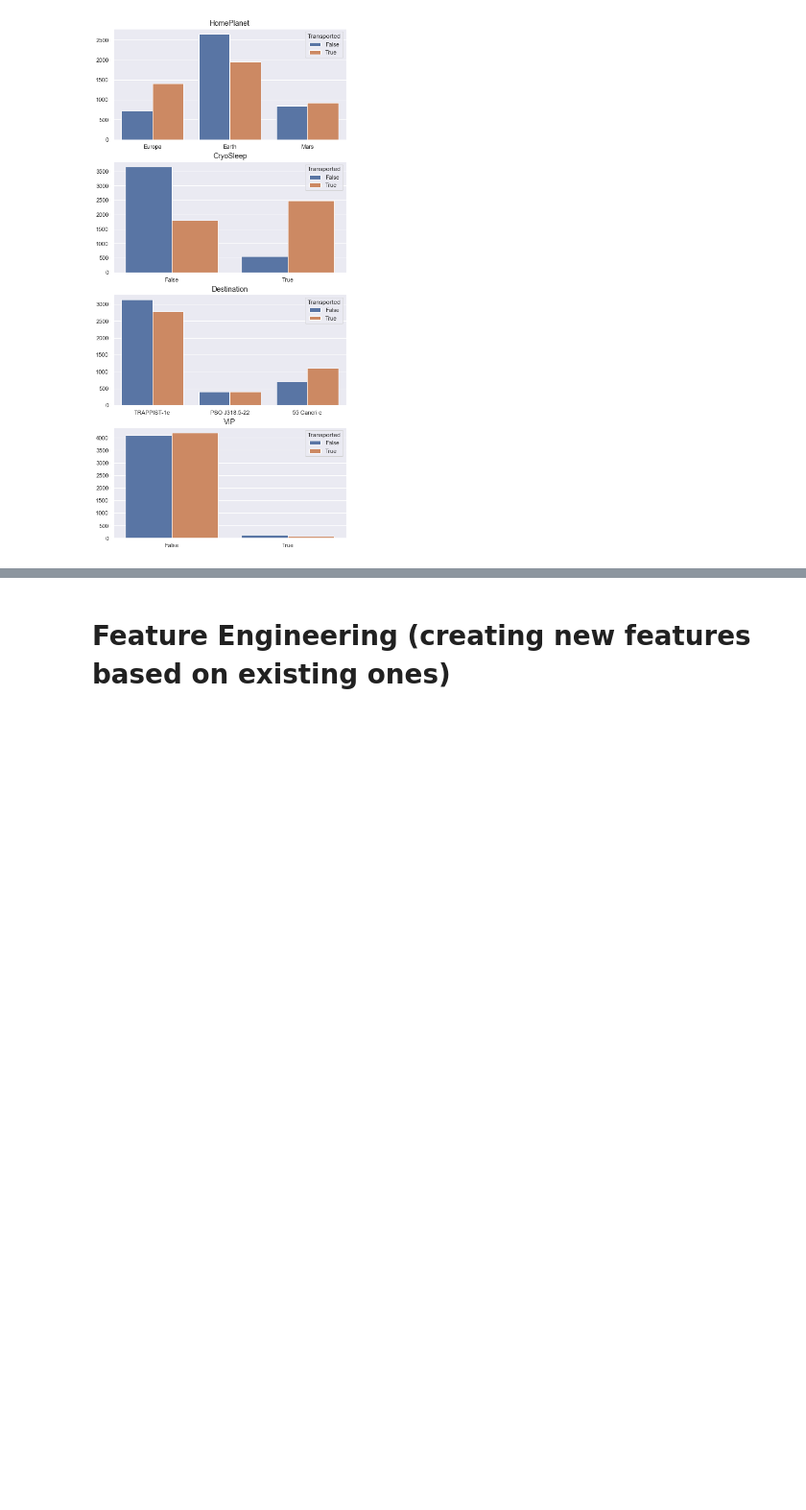
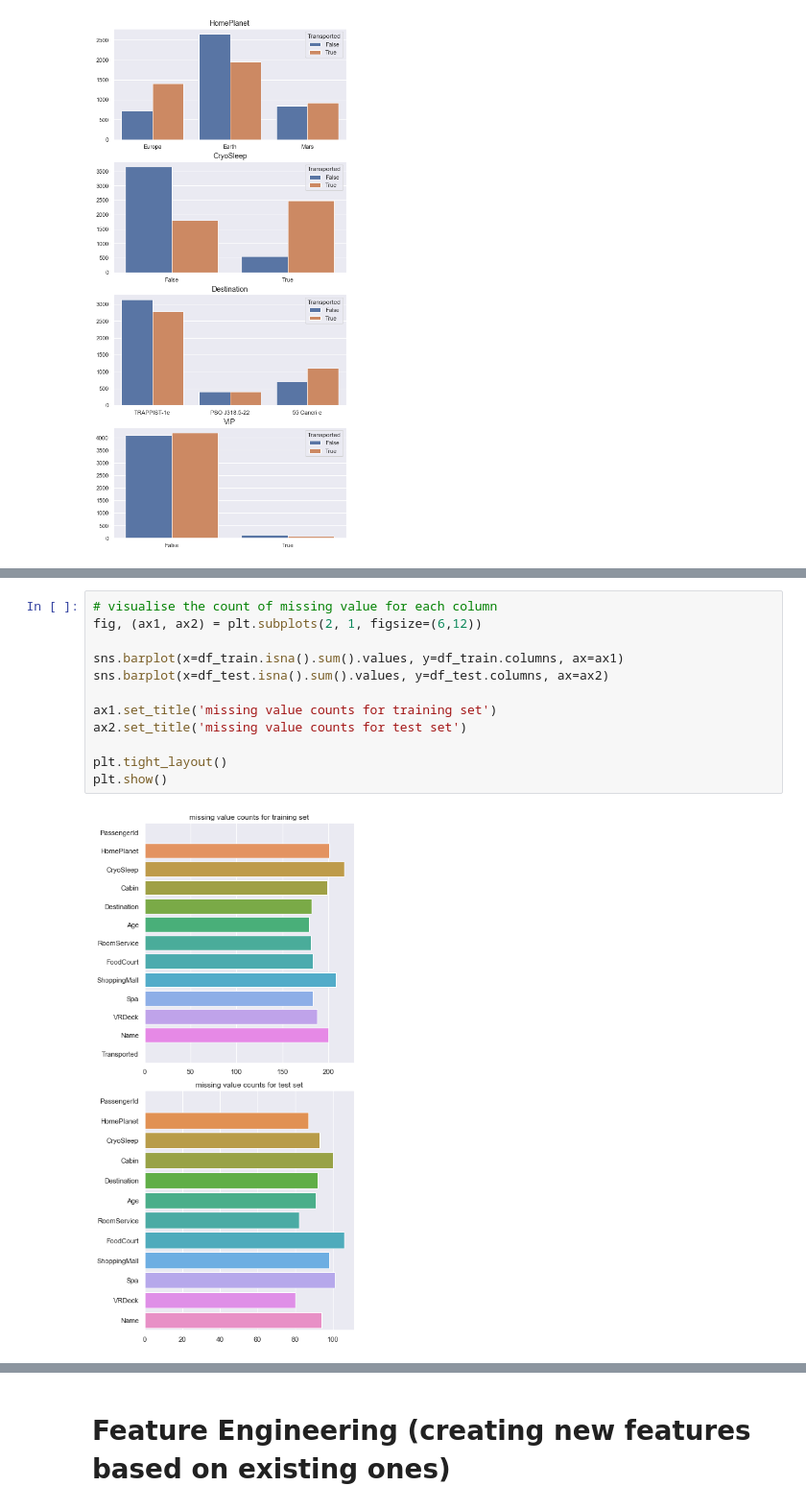
Before and after one commit to yulun-cd/space-titanic, a Jupyter notebook: space-titanic.ipynb, the cells around one changed output, grey strips where cells are left out. Shown: that part at 96% size. Cells and saved outputs as stored; diff of their text form; blank space fills up the shorter version.

```diff
--- a/space-titanic.ipynb
+++ b/space-titanic.ipynb
@@ -113,0 +205,14 @@ Name: Transported, dtype: float64
+# %%
+# visualise the count of missing value for each column
+fig, (ax1, ax2) = plt.subplots(2, 1, figsize=(6,12))
+
+sns.barplot(x=df_train.isna().sum().values, y=df_train.columns, ax=ax1)
+sns.barplot(x=df_test.isna().sum().values, y=df_test.columns, ax=ax2)
+
+ax1.set_title('missing value counts for training set')
+ax2.set_title('missing value counts for test set')
+
+plt.tight_layout()
+plt.show()
+# %% [output]
+[figure, added]
```
Also changed, not shown: parts of 64 cells of this notebook.
